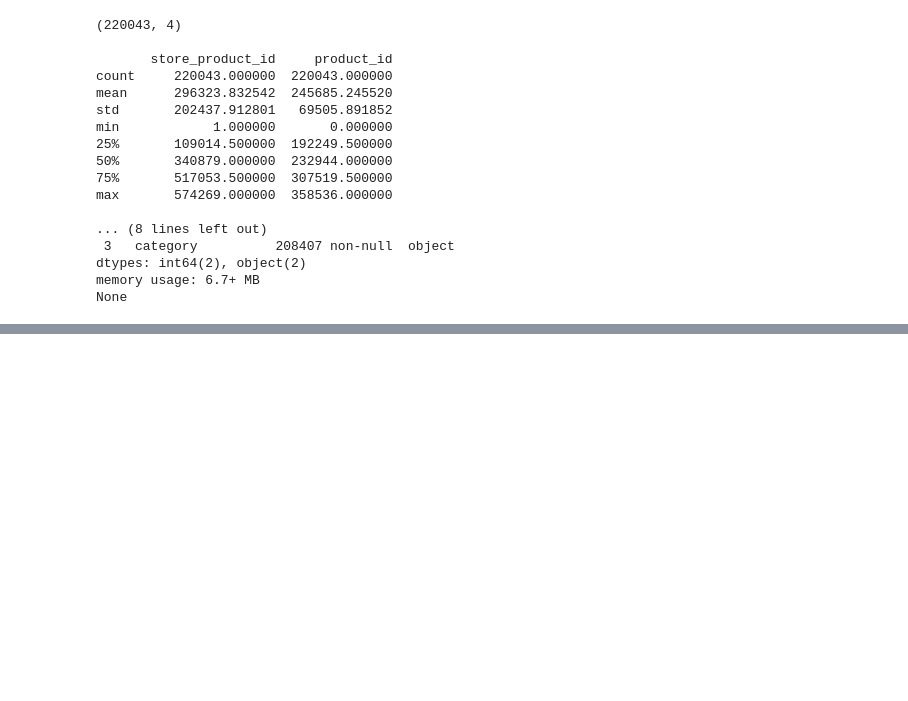
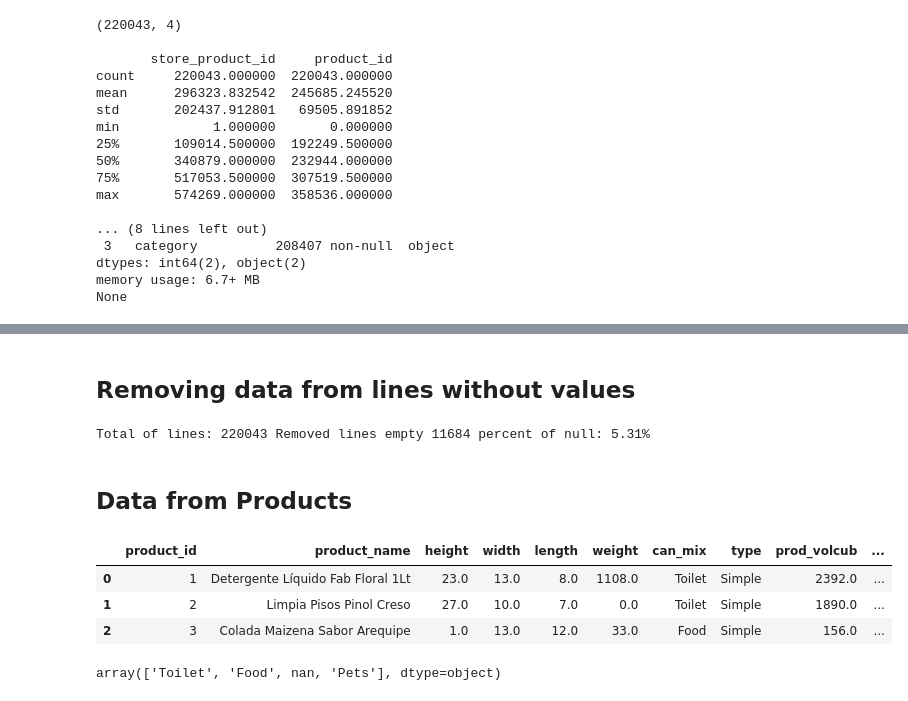
Before and after one commit to alexaugusto23/warehouse_dataset, a Jupyter notebook: warehouse_analysis.ipynb, the cells around one changed output, grey strips where cells are left out. Saved outputs shown, nothing was run; the diff lists cells and outputs as text; code cells hidden in the pictures; blank space fills up the shorter version.

Commit message:
50 percent of challange

```diff
--- a/warehouse_analysis.ipynb
+++ b/warehouse_analysis.ipynb
@@ -148,0 +200,11 @@ products.head(3)
+# %% [markdown]
+## Removing data from lines without values
+# %%
+shape_before = store_products.shape[0]
+shape_now = store_products.dropna().shape[0]
+lines_rev = shape_before - shape_now
+lines_per = (lines_rev/shape_before) * 100
+
+print(f"Total of lines: {shape_before} Removed lines empty {lines_rev} percent of null: {round(lines_per, 2)}%")
+# %% [output]
+Total of lines: 220043 Removed lines empty 11684 percent of null: 5.31%
@@ -148,0 +216,19 @@ products.head(3)
+# %% [markdown]
+## Data from Products
+# %%
+products.sort_values(['product_id','product_name'], ascending=False)
+products['prod_volcub'] = products['height'] * products['width'] * products['length']
+products['prod_cubage'] = products['prod_volcub'] * products['weight']
+products.drop('reference',axis=1, inplace=True)
+products.astype({'height':float, 'width':float,	'length':float,	'weight':float}).dtypes
+products.head(3)
+# %% [output]
+|  | product_id | product_name | height | width | length | weight | can_mix | type | prod_volcub | ... |
+| 0 | 1 | Detergente Líquido Fab Floral 1Lt | 23.0 | 13.0 | 8.0 | 1108.0 | Toilet | Simple | 2392.0 | ... |
+| 1 | 2 | Limpia Pisos Pinol Creso | 27.0 | 10.0 | 7.0 | 0.0 | Toilet | Simple | 1890.0 | ... |
+| 2 | 3 | Colada Maizena Sabor Arequipe | 1.0 | 13.0 | 12.0 | 33.0 | Food | Simple | 156.0 | ... |
+# %%
+can_mix = products['can_mix'].unique()
+can_mix
+# %% [output]
+array(['Toilet', 'Food', nan, 'Pets'], dtype=object)
```
Also changed, not shown: parts of 43 cells of this notebook.
